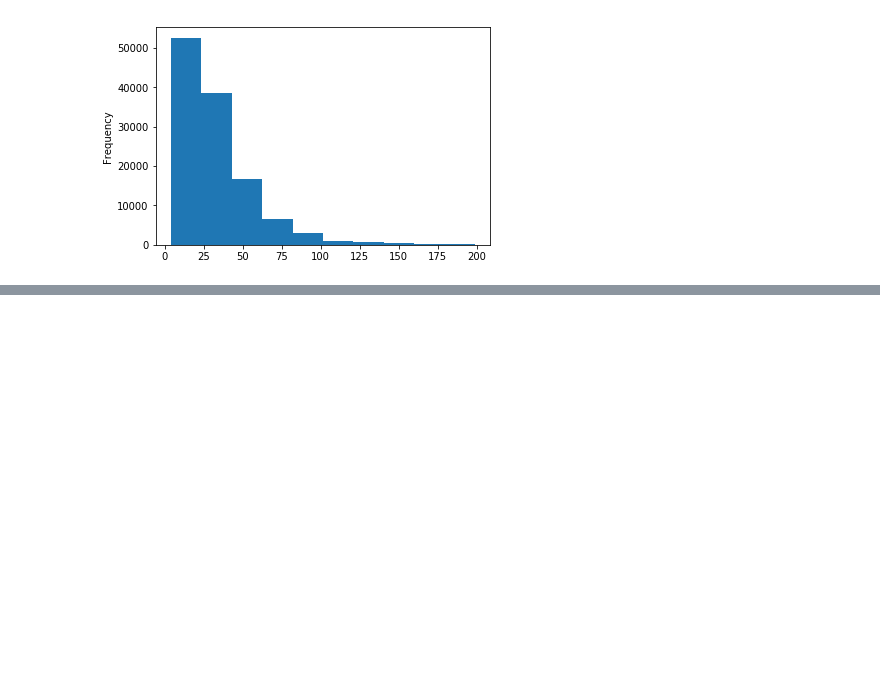
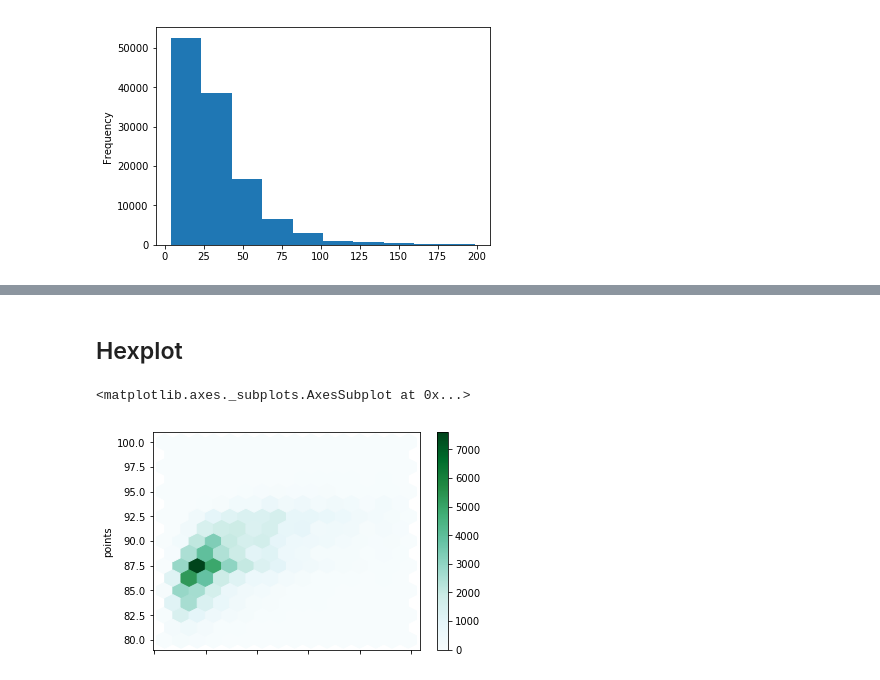
Before and after one commit to StefanIsaksson/learning-pandas, a Jupyter notebook: wine/WineReviews.ipynb, the cells around one changed output, grey strips where cells are left out. Drawn from its saved outputs; the diff is of its cells as text; code cells hidden in the pictures; blank space fills up the shorter version.

```diff
--- a/wine/WineReviews.ipynb
+++ b/wine/WineReviews.ipynb
@@ -1007,0 +605,7 @@ reviews[reviews['price'] < 200]['price'].plot.hist()
+# %% [markdown]
+## Hexplot
+# %%
+reviews[reviews['price'] < 100].plot.hexbin(x='price', y='points', gridsize=15)
+# %% [output]
+<matplotlib.axes._subplots.AxesSubplot at 0x...>
+[figure, added]
```
Also changed, not shown: parts of 43 cells of this notebook.
